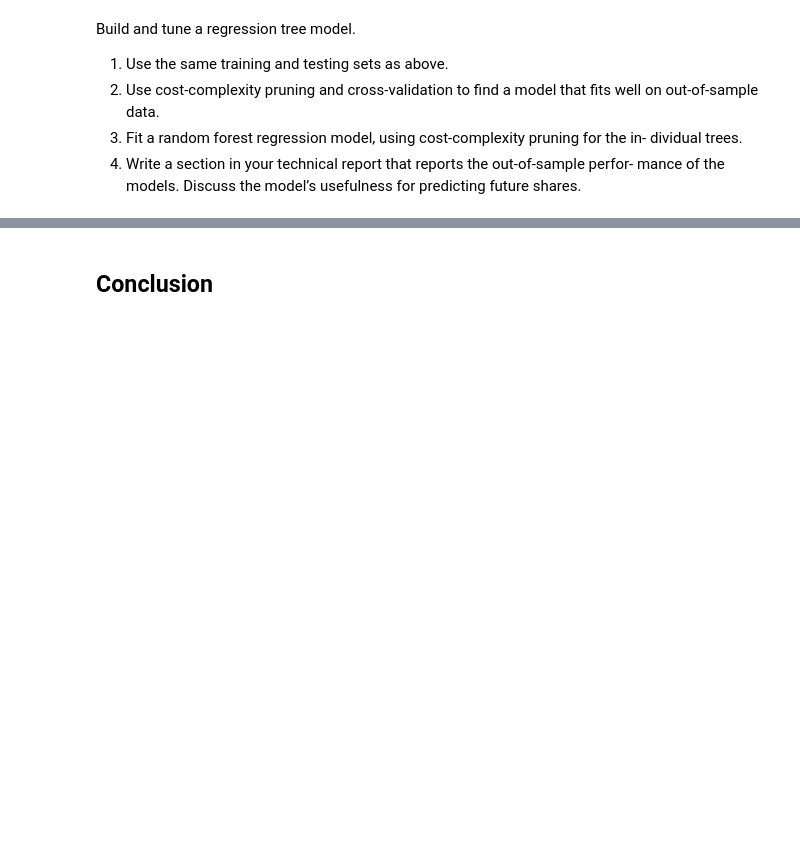
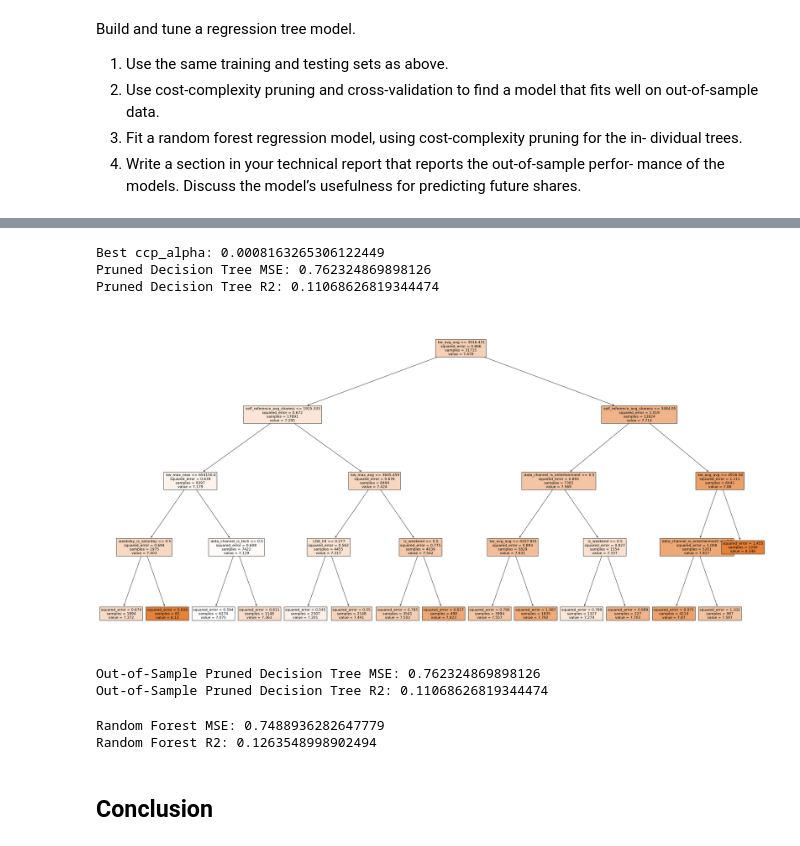
Before and after one commit to stat220/final-lab-aabb-team-group-1, a Jupyter notebook: finalLab.ipynb, the cells around one changed output, grey strips where cells are left out. Drawn from its saved outputs; the diff is of its cells as text; code cells hidden in the pictures; blank space fills up the shorter version.

```diff
--- a/finalLab.ipynb
+++ b/finalLab.ipynb
@@ -343,3 +281,58 @@ InvalidParameterError: The 'feature_names' parameter of plot_tree must be an ins
+# %%
+# Perform grid search to find the optimal ccp_alpha
+param_grid = {'ccp_alpha': np.linspace(0, 0.01, 50)}
+grid_search = GridSearchCV(DecisionTreeRegressor(random_state=42, max_depth=4, min_samples_leaf=10), param_grid, cv=5, scoring='neg_mean_squared_error')
+grid_search.fit(X_train_tree, y_train_tree)
+
+# Get the best ccp_alpha
+best_ccp_alpha = grid_search.best_params_['ccp_alpha']
+print(f"Best ccp_alpha: {best_ccp_alpha}")
+
+# Fit the decision tree regressor with the optimal ccp_alpha
+best_reg_tree = DecisionTreeRegressor(random_state=42, max_depth=4, min_samples_leaf=10, ccp_alpha=best_ccp_alpha)
+best_reg_tree.fit(X_train_tree, y_train_tree)
+
+# Predict and evaluate the model
+y_pred_pruned = best_reg_tree.predict(X_test_tree)
+mse_pruned = mean_squared_error(y_test_tree, y_pred_pruned)
+r2_pruned = r2_score(y_test_tree, y_pred_pruned)
+
+print(f"Pruned Decision Tree MSE: {mse_pruned}")
+print(f"Pruned Decision Tree R2: {r2_pruned}")
+
+# Plot the pruned decision tree
+plt.figure(figsize=(40, 20))
+plot_tree(best_reg_tree, filled=True, feature_names=X_train_tree.columns.tolist(), fontsize=12)
+plt.show()
+# Test the pruned decision tree with out-of-sample data
+y_pred_out_of_sample = best_reg_tree.predict(X_test_tree)
+mse_out_of_sample = mean_squared_error(y_test_tree, y_pred_out_of_sample)
+r2_out_of_sample = r2_score(y_test_tree, y_pred_out_of_sample)
+
+print(f"Out-of-Sample Pruned Decision Tree MSE: {mse_out_of_sample}")
+print(f"Out-of-Sample Pruned Decision Tree R2: {r2_out_of_sample}")
+# %% [output]
+Best ccp_alpha: 0.0008163265306122449
+Pruned Decision Tree MSE: 0.762324869898126
+Pruned Decision Tree R2: 0.11068626819344474
+[figure, added]
+Out-of-Sample Pruned Decision Tree MSE: 0.762324869898126
+Out-of-Sample Pruned Decision Tree R2: 0.11068626819344474
+# %%
+# Fit the random forest regressor with the optimal ccp_alpha for individual trees
+random_forest = RandomForestRegressor(random_state=42, n_estimators=100, max_depth=4, min_samples_leaf=10, ccp_alpha=best_ccp_alpha)
+random_forest.fit(X_train_tree, y_train_tree)
+
+# Predict and evaluate the model
+y_pred_rf = random_forest.predict(X_test_tree)
+mse_rf = mean_squared_error(y_test_tree, y_pred_rf)
+r2_rf = r2_score(y_test_tree, y_pred_rf)
+
+print(f"Random Forest MSE: {mse_rf}")
+print(f"Random Forest R2: {r2_rf}")
+# %% [output]
+Random Forest MSE: 0.7488936282647779
+Random Forest R2: 0.1263548998902494
 # %% [markdown]
 ## Conclusion
 # %% [markdown]
```
Also changed, not shown: parts of 3 cells of this notebook.
